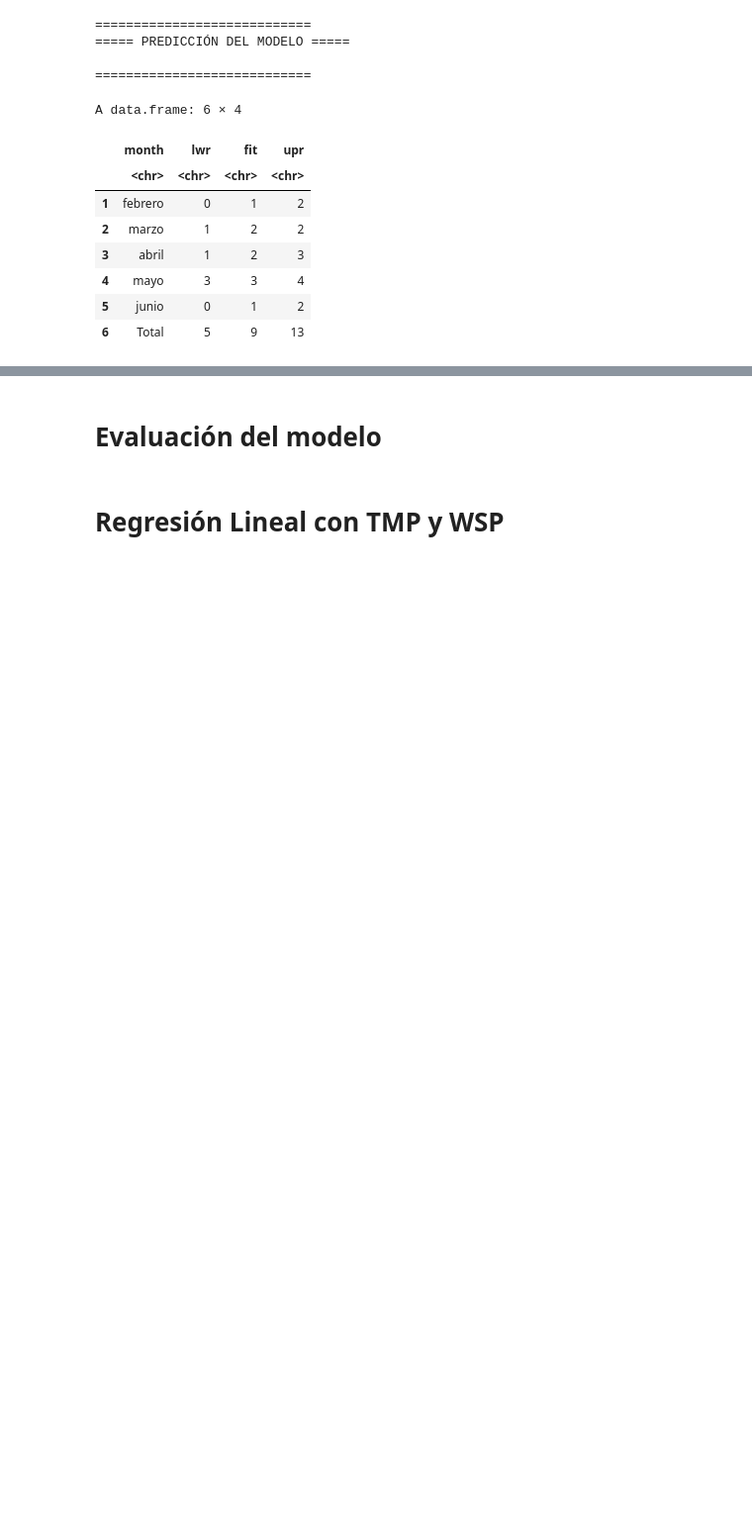
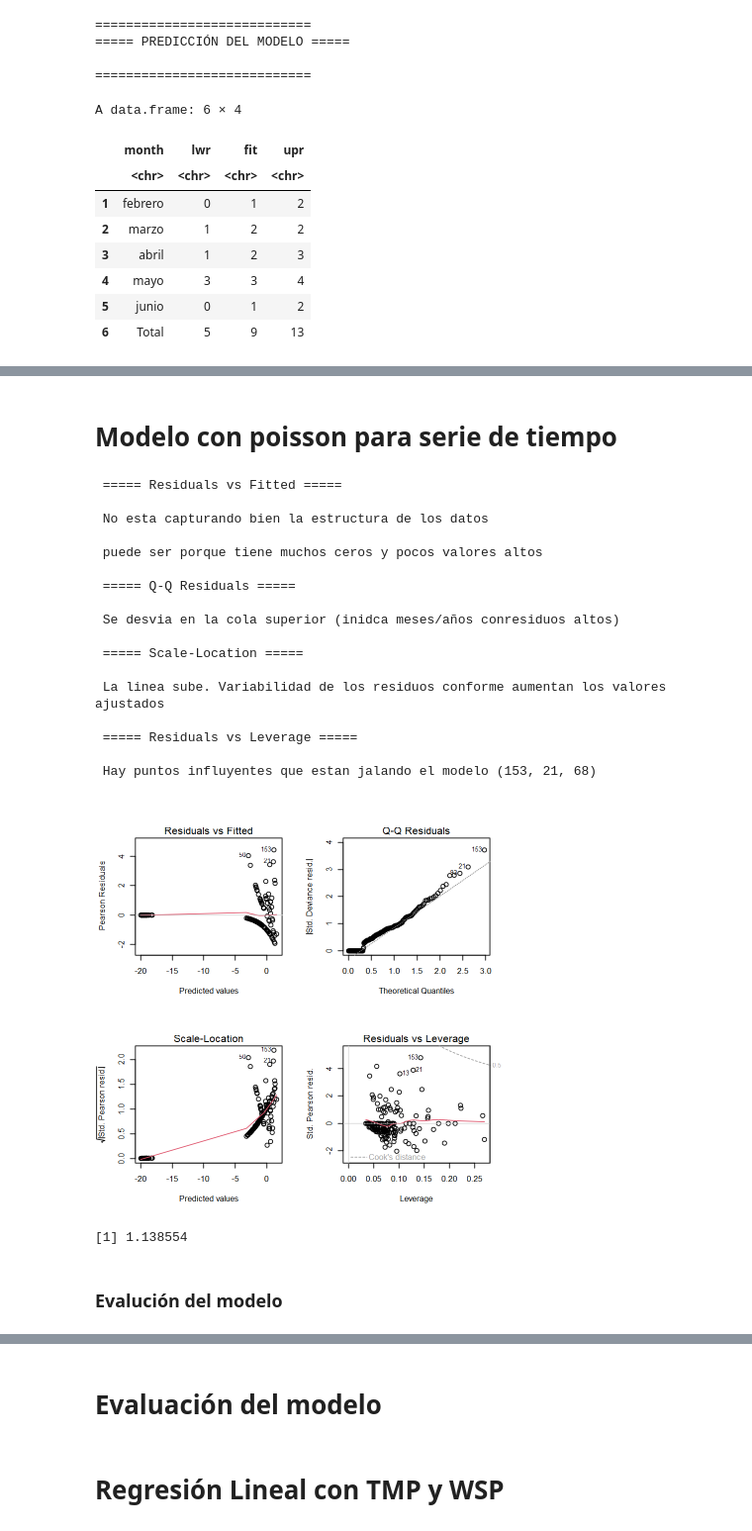
Before and after one commit to erdavg/pronostico_O3, a Jupyter notebook: Regresión lineal.ipynb, the cells around one changed output, grey strips where cells are left out. Shown at 99% size. Saved outputs shown, nothing was run; the diff lists cells and outputs as text; code cells hidden in the pictures; blank space fills up the shorter version.

```diff
--- a/Regresión lineal.ipynb
+++ b/Regresión lineal.ipynb
@@ -168,0 +537,56 @@ A data.frame: 6 × 4
+# %% [markdown]
+# Modelo con poisson para serie de tiempo
+# %%
+mod_pois <- glm(
+  ndias ~ Year + month + oni,
+  data = oni.conts,
+  family = poisson(link = "log")
+)
+
+# Predice con escala logaritmica
+# %%
+par(mfrow = c(2, 2))
+plot(mod_pois)
+par(mfrow = c(1, 1))
+
+cat("\n ===== Residuals vs Fitted ===== \n")
+cat("\n No esta capturando bien la estructura de los datos \n")
+cat("\n puede ser porque tiene muchos ceros y pocos valores altos \n")
+
+cat("\n ===== Q-Q Residuals ===== \n")
+cat("\n Se desvia en la cola superior (inidca meses/años conresiduos altos) \n")
+
+cat("\n ===== Scale-Location ===== \n")
+cat("\n La linea sube. Variabilidad de los residuos conforme aumentan los valores ajustados \n")
+
+cat("\n ===== Residuals vs Leverage ===== \n")
+cat("\n Hay puntos influyentes que estan jalando el modelo (153, 21, 68) \n")
+# %% [output]
+ ===== Residuals vs Fitted =====
+
+ No esta capturando bien la estructura de los datos
+
+ puede ser porque tiene muchos ceros y pocos valores altos
+
+ ===== Q-Q Residuals =====
+
+ Se desvia en la cola superior (inidca meses/años conresiduos altos)
+
+ ===== Scale-Location =====
+
+ La linea sube. Variabilidad de los residuos conforme aumentan los valores ajustados
+
+ ===== Residuals vs Leverage =====
+
+ Hay puntos influyentes que estan jalando el modelo (153, 21, 68)
+[figure, added]
+# %%
+dispersion <- sum(residuals(mod_pois, type = "pearson")^2) / df.residual(mod_pois)
+dispersion
+
+# El modelo poisson no tiene sobredispersion
+# Buen modelo
+# %% [output]
+[1] 1.138554
+# %% [markdown]
+### Evalución del modelo
```
Also changed, not shown: parts of 38 cells of this notebook.
